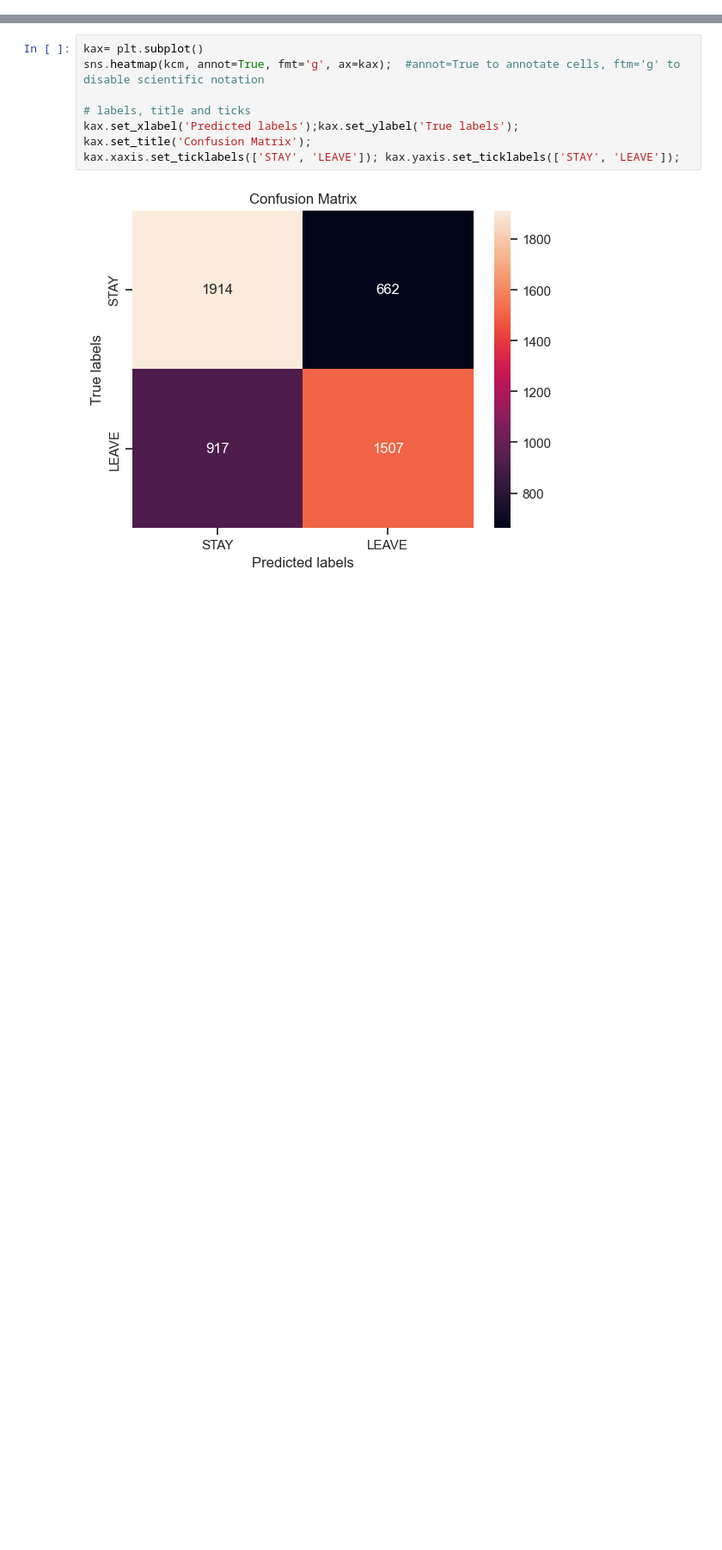
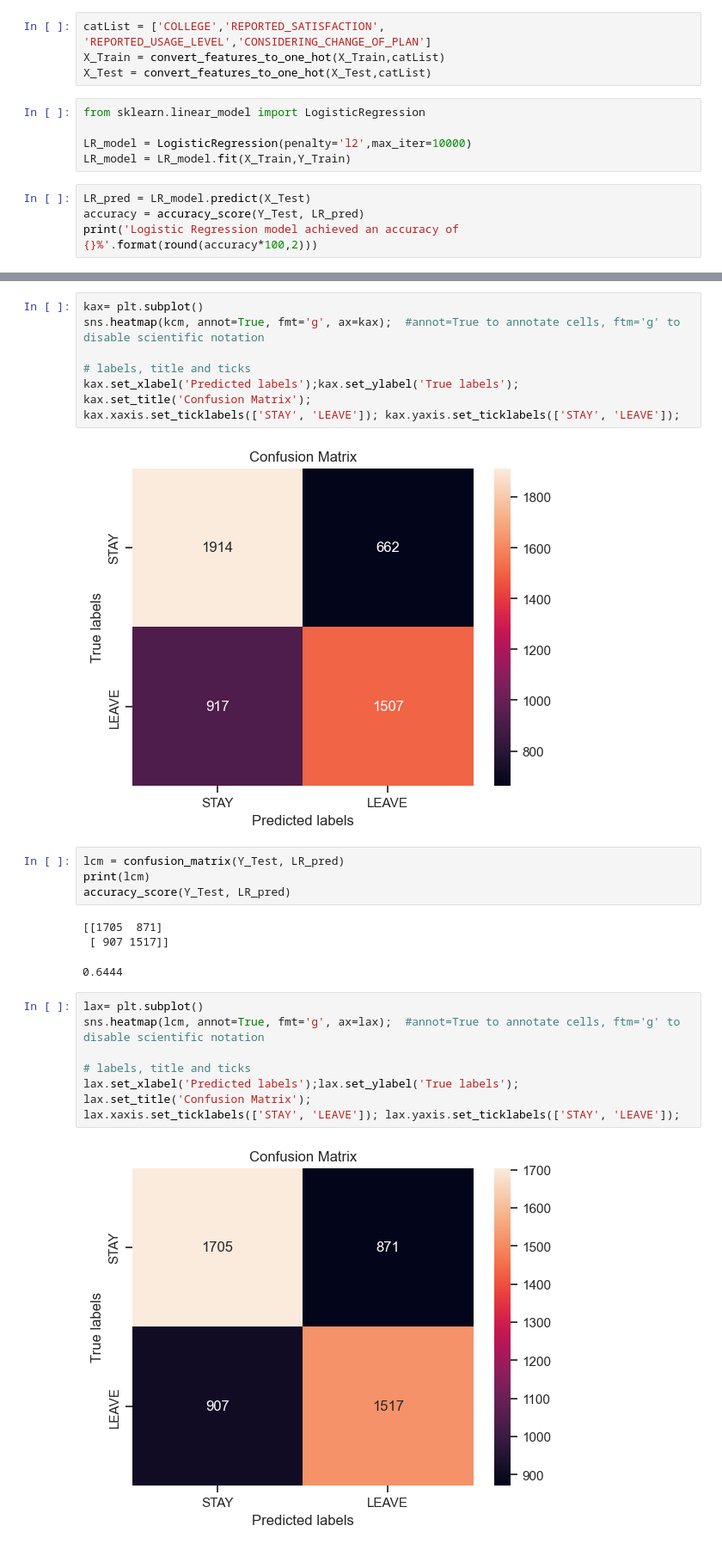
Before and after one commit to kwhychange/TIM147, a Jupyter notebook: customerchurn.ipynb, the cells around one changed output, grey strips where cells are left out. Shown: that part at 86% size. Cells and saved outputs as stored; diff of their text form; blank space fills up the shorter version.

```diff
--- a/customerchurn.ipynb
+++ b/customerchurn.ipynb
@@ -126,0 +154,13 @@ graph
+# %%
+catList = ['COLLEGE','REPORTED_SATISFACTION', 'REPORTED_USAGE_LEVEL','CONSIDERING_CHANGE_OF_PLAN']
+X_Train = convert_features_to_one_hot(X_Train,catList)
+X_Test = convert_features_to_one_hot(X_Test,catList)
+# %%
+from sklearn.linear_model import LogisticRegression
+
+LR_model = LogisticRegression(penalty='l2',max_iter=10000)
+LR_model = LR_model.fit(X_Train,Y_Train)
+# %%
+LR_pred = LR_model.predict(X_Test)
+accuracy = accuracy_score(Y_Test, LR_pred)
+print('Logistic Regression model achieved an accuracy of {}%'.format(round(accuracy*100,2)))
@@ -164,3 +310,21 @@ kax.set_title('Confusion Matrix');
 kax.xaxis.set_ticklabels(['STAY', 'LEAVE']); kax.yaxis.set_ticklabels(['STAY', 'LEAVE']);
 # %% [output]
 [figure]
+# %%
+lcm = confusion_matrix(Y_Test, LR_pred)
+print(lcm)
+accuracy_score(Y_Test, LR_pred)
+# %% [output]
+[[1705  871]
+ [ 907 1517]]
+0.6444
+# %%
+lax= plt.subplot()
+sns.heatmap(lcm, annot=True, fmt='g', ax=lax);  #annot=True to annotate cells, ftm='g' to disable scientific notation
+
+# labels, title and ticks
+lax.set_xlabel('Predicted labels');lax.set_ylabel('True labels');
+lax.set_title('Confusion Matrix');
+lax.xaxis.set_ticklabels(['STAY', 'LEAVE']); lax.yaxis.set_ticklabels(['STAY', 'LEAVE']);
+# %% [output]
+[figure, added]
```
Also changed, not shown: parts of 29 cells of this notebook.
